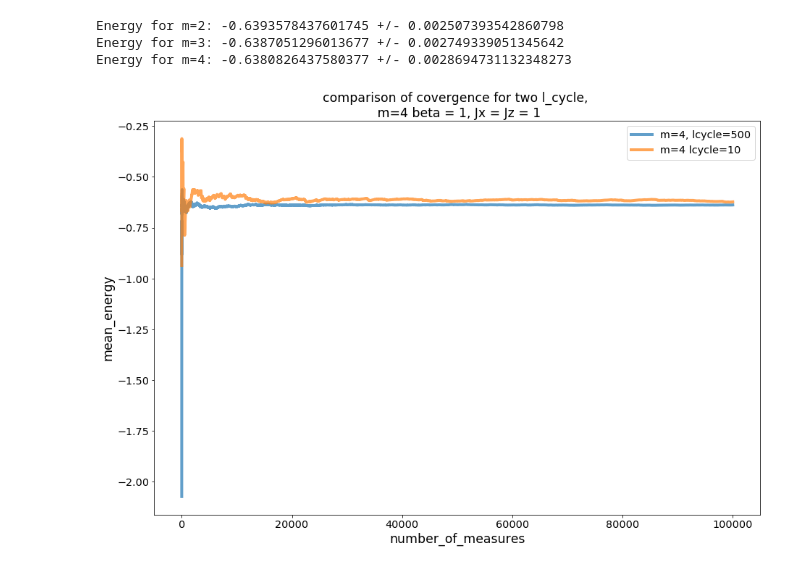
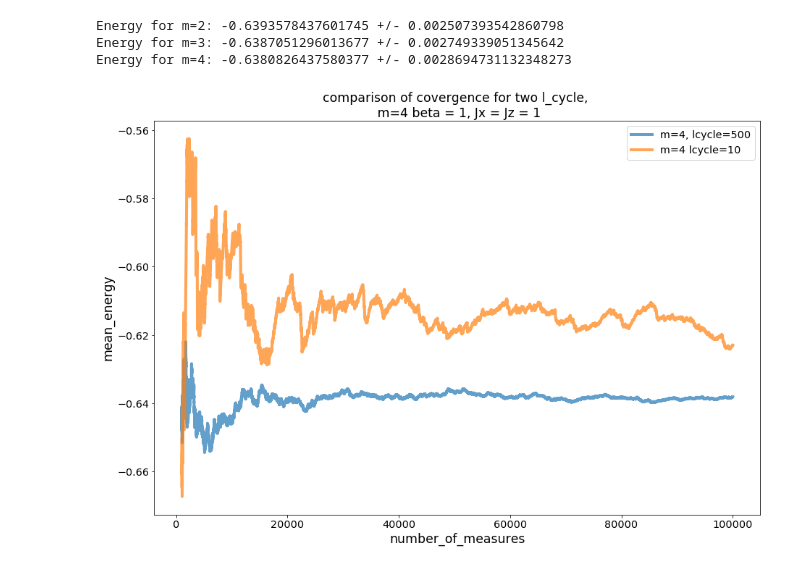
Before and after one commit to barthelemymp/Quantum_MC, a Jupyter notebook: results/local_result.ipynb, the cells around one changed output. Cells and saved outputs as stored; diff of their text form; code cells hidden in the pictures.

```diff
--- a/results/local_result.ipynb
+++ b/results/local_result.ipynb
@@ -442,25 +442,27 @@ Energy for m=4: -0.6380826437580377 +/- 0.0028694731132348273
 # %%
 e4or =np.load("C:/Users/bmeyn/Documents/Polytechnique/PHY/PHY571/Quantum_MC/structure_code/m4_dt0,25_ns4_jx1_jz1_lc10.npy")
 me4or = np.cumsum(e4or)/xmesure
 fig = plt.figure(figsize = (15,10))
-
+me4c = me4[1000:]
+me4orc = me4or[1000:]
+xmesurec = xmesure[1000:]
 
 
 
 plt.xlabel('number_of_measures', fontsize = 'xx-large')
 plt.ylabel('mean_energy', fontsize = 'xx-large')
 plt.xticks(fontsize = 'x-large')
 plt.yticks(fontsize = 'x-large')
 plt.title('comparison of covergence for two l_cycle, \n m=4 beta = 1, Jx = Jz = 1', fontsize = 'xx-large')
 
 
-plt.plot(xmesure, me4, label = 'm=4, lcycle=500',
+plt.plot(xmesurec, me4c, label = 'm=4, lcycle=500',
              lw = 4, alpha = 0.7)
-plt.plot(xmesure, me4or, label = 'm=4 lcycle=10',
+plt.plot(xmesurec, me4orc, label = 'm=4 lcycle=10',
              lw = 4, alpha = 0.7)
 
 
 plt.legend(loc = 0, fontsize = 'x-large')
 plt.savefig('lcyclecomp.png')
 # %% [output]
-[figure, old version]
+[figure, new version]
```
Also changed, not shown: 4 other files.
